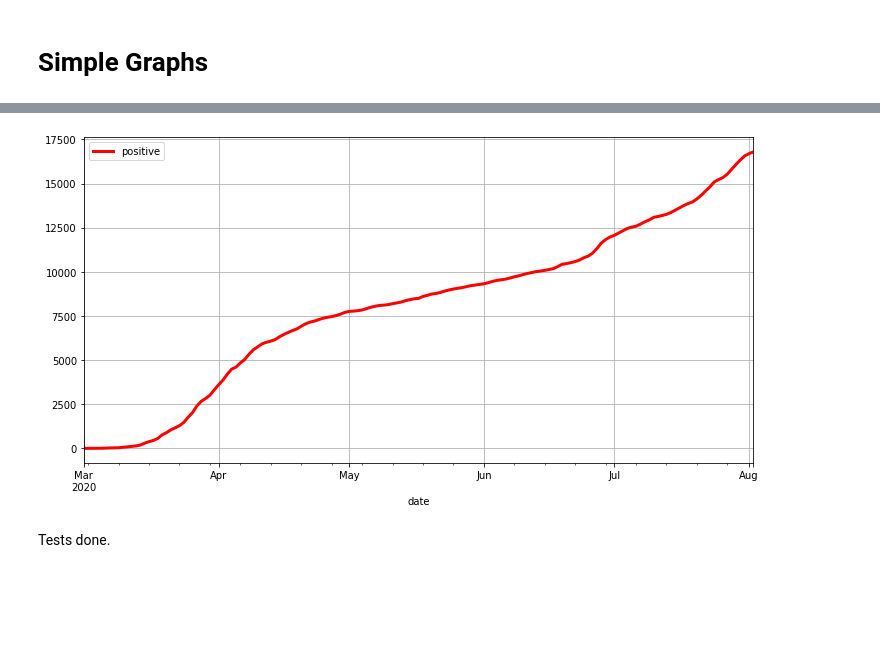
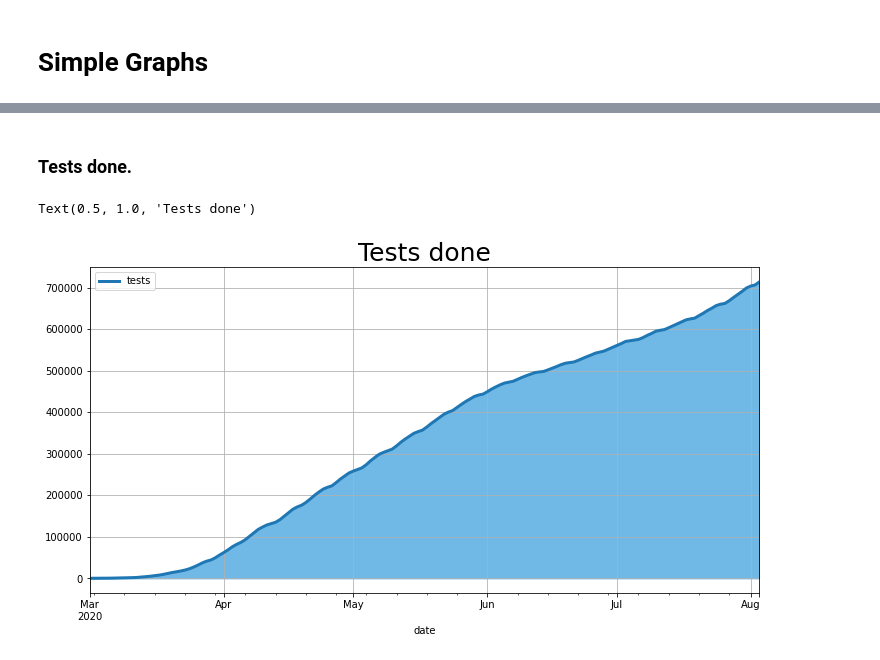
Before and after one commit to Gregofi/corona-czechia, a Jupyter notebook: corona.ipynb, the cells around one changed output, grey strips where cells are left out. Drawn from its saved outputs; the diff is of its cells as text; code cells hidden in the pictures; blank space fills up the shorter version.

Commit message:
Updated simple graphs

```diff
--- a/corona.ipynb
+++ b/corona.ipynb
@@ -68,6 +39,6 @@ corona.tail()
 corona['date'] = pd.to_datetime(corona['date'], format='%Y-%m-%d')
 # Sort values by date and reset indexes
 corona.sort_values('date')
-corona.reset_index(drop=True)
+corona = corona.reset_index(drop=True)
 corona.tail()
 # %% [output]
@@ -79,0 +53,5 @@ corona.tail()
+# %%
+corona['positive_curr'] = corona['positive_acc'] - corona['cured']
+corona['daily_positives'] = corona['positive_acc'] - corona['positive_acc'].shift(1)
+corona['daily_tests'] = corona['tests'] - corona['tests'].shift(1)
+corona.tail()
@@ -80,5 +65,5 @@ corona.tail()
 # %%
-corona_Pmask = corona['daily_cases'] > 0
+corona_Pmask = corona['daily_positives'] > 0
 
 # Count how many leading rows have 0 cases, stop when we encounter a row that has cases.
 count = 0
@@ -88,5 +73,7 @@ for x in corona_Pmask:
     count += 1
 
 corona = corona.iloc[count:]
-corona.head()
+corona = corona[:-1]
+corona = corona.reset_index(drop=True)
+display(corona)
 # %% [output]
@@ -102,0 +97,9 @@ Positive cases
+# %%
+ax = corona.plot(x='date', y='positive_curr', figsize=(12,7), grid=True, lw=3, color='red')
+
+# Pandas does not convert pandas series of datetime64 conversion, so matplotlib does not recognize
+# it, thats why we're creating a numpy array, source: https://stackoverflow.com/questions/29329725/pandas-and-matplotlib-fill-between-vs-datetime64
+d = corona['date'].values
+
+ax.fill_between(d,  0, corona['positive_curr'], color='brown')
+ax.set_title("Positive cases", fontsize=25)
@@ -103,6 +109,10 @@ Positive cases
+# %% [markdown]
+### Tests done.
 # %%
-pl = corona.plot(x='date', y='positive', figsize=(12,6), grid=True, lw=3, color='red')
+ax = corona.plot(x='date', y='tests', figsize=(12,6), grid=True, lw=3)
+
+ax.fill_between(d, 0, corona['tests'], color='#70b9e6')
+ax.set_title('Tests done', fontsize=25)
 # %% [output]
+Text(0.5, 1.0, 'Tests done')
-[figure, old version]
+[figure, new version]
-# %% [markdown]
-Tests done.
```
Also changed, not shown: parts of 17 cells of this notebook.
